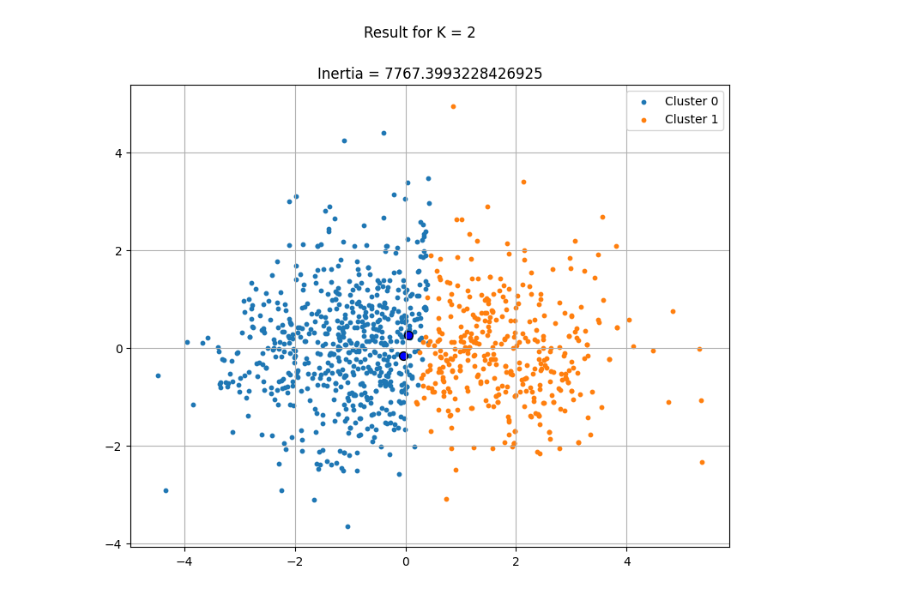
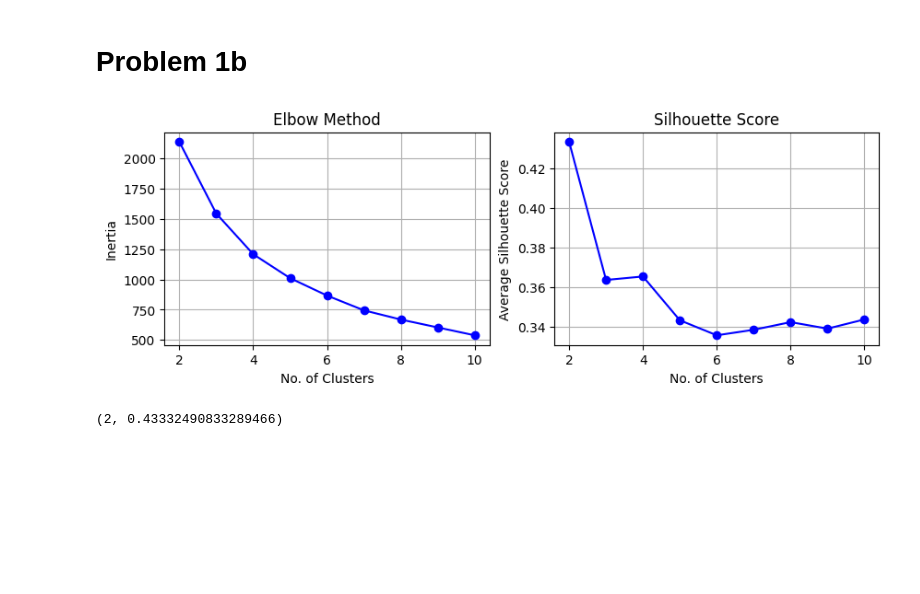
Before and after one commit to GeyzsoN/AI221, a Jupyter notebook: _gk_outputs/MEX 6/homena_mex_6.ipynb, the cells around one changed output. Saved outputs shown, nothing was run; the diff lists cells and outputs as text; code cells hidden in the pictures; blank space fills up the shorter version.

```diff
--- a/_gk_outputs/MEX 6/homena_mex_6.ipynb
+++ b/_gk_outputs/MEX 6/homena_mex_6.ipynb
@@ -27,0 +11,5 @@ X
+# %%
+trip_advisor = pd.read_csv('tripadvisor_review.csv')
+trip_advisor = trip_advisor.drop(['User ID'], axis=1)
+trip_advisor_scaled = StandardScaler().fit_transform(trip_advisor)
+trip_advisor
@@ -68,30 +94,37 @@ array([[ 2.40757283, -0.07303858],
-# %%
-X = StandardScaler().fit_transform(X)
-K = 2
-kmeans = KMeans(n_clusters=K, n_init=10)
-kmeans.fit(X)
-cluster_labels = kmeans.labels_
-centroids = kmeans.cluster_centers_
-inertia = kmeans.inertia_
-silhouette_values = silhouette_samples(X, cluster_labels)
-silhouette_avg = silhouette_score(X, cluster_labels)
-# %%
-# Initialize the matplotlib figure for the two subplots
-fig, ax1 = plt.subplots(1, 1)  # Using only one subplot for clustering visualization
-fig.set_size_inches(9, 7)
-fig.suptitle(f"Result for K = {K}")
-
-# Scatter plot for PCA-reduced data colored by cluster
-for i in range(0, K):
-    ax1.scatter(X_pca[cluster_labels == i, 0], X_pca[cluster_labels == i, 1], s=10, label=f'Cluster {i}')
-# ax1.scatter(centroids[:, 0], centroids[:, 1], s=50, color='black', edgecolor='k', label='Centroids')
-ax1.scatter(centroids[:,0],centroids[:,1], s=50, color='b', edgecolor='k')
-
-ax1.set_title(f"Inertia = {inertia}")
-ax1.grid()
-ax1.legend()
-
-# Show the plot
-plt.show()
-# %% [output]
-[figure, removed]
+# %% [markdown]
+# Problem 1b
+# %%
+trip_advisor_scaled_pca = PCA(n_components=2).fit_transform(trip_advisor_scaled)
+
+inertia_values = []
+silhouette_avgs = []
+
+k_range = range(2, 11)
+for k in k_range:
+    kmeans = KMeans(n_clusters=k, n_init=10, random_state=42).fit(trip_advisor_scaled_pca)
+    cluster_labels = kmeans.labels_
+    centroids = kmeans.cluster_centers_
+    inertia_values.append(kmeans.inertia_)
+    silhouette_avg = silhouette_score(trip_advisor_scaled_pca, cluster_labels)
+    silhouette_avgs.append(silhouette_avg)
+
+plt.figure(figsize=(10,3))
+plt.subplot(121)
+plt.plot(np.arange(2,11),inertia_values,'o-b')
+plt.grid()
+plt.xlabel('No. of Clusters')
+plt.ylabel('Inertia')
+plt.title('Elbow Method')
+plt.subplot(122)
+plt.plot(np.arange(2,11),silhouette_avgs,'o-b')
+plt.grid()
+plt.xlabel('No. of Clusters')
+plt.ylabel('Average Silhouette Score')
+plt.title('Silhouette Score')
+plt.show()
+
+best_k = k_range[np.argmax(silhouette_avgs)]
+best_k, max(silhouette_avgs)
+# %% [output]
+[figure, added]
+(2, 0.43332490833289466)
```
Also changed, not shown: parts of 14 cells of this notebook, 4 other files.
